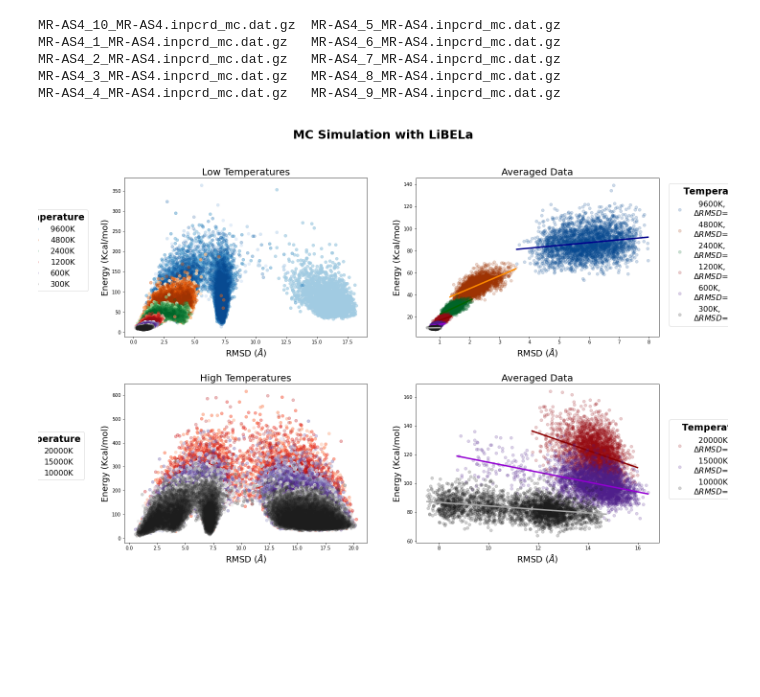
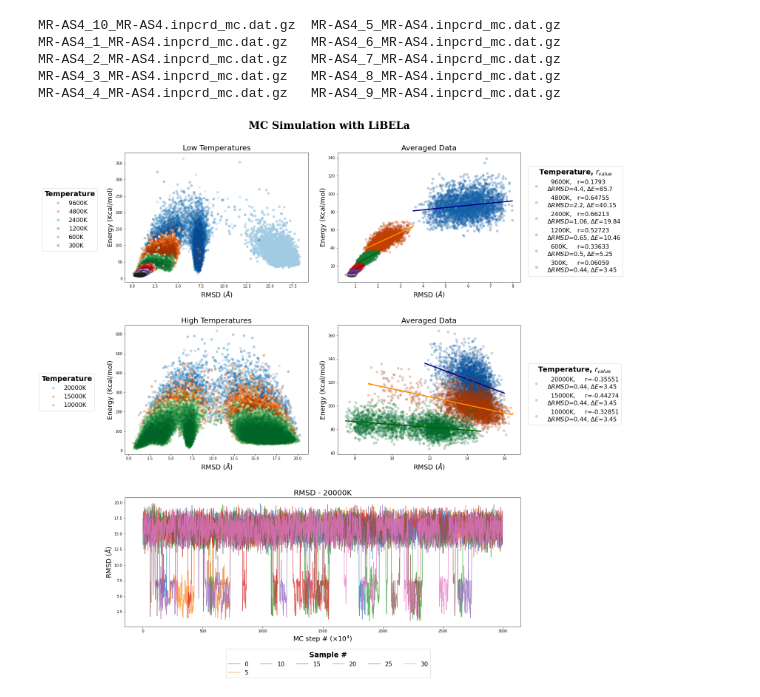
Before and after one commit to saguileran/MD-SCPI, a Jupyter notebook: NoteBooks/Plots_MC.ipynb, the cells around one changed output. Saved outputs shown, nothing was run; the diff lists cells and outputs as text; code cells hidden in the pictures; blank space fills up the shorter version.

```diff
--- a/NoteBooks/Plots_MC.ipynb
+++ b/NoteBooks/Plots_MC.ipynb
@@ -67,20 +68,24 @@ Colors = [cm.Greys(unit), cm.Purples(unit), cm.Reds(unit), cm.Greens(unit), cm.O
 Colors_high = [cm.Greys(unit_high), cm.Purples(unit_high), cm.Reds(unit_high), cm.Greens(unit_high), cm.Oranges(unit_high), cm.Blues(unit_high)]
 path = 'MD-SCPI/PDBs/MC/AS4/' #300K/MR-AS4_1_MR-AS4.inpcrd_mc.dat.gz'
 
-for i in range(N):
-  for j in range(6):
-    Colors[j][i][-1]=unit2[i]
+parameters, high_parameters = pd.DataFrame(), pd.DataFrame()
 
-for i in range(N_high):
-  for j in range(6):
-    Colors_high[j][i][-1]=unit2_high[i]
+for j in range(6):
+  for i in range(N_high): Colors_high[j][i][-1]=unit2_high[i]
+  for k in range(N):      Colors[j][k][-1]=unit2[k]
 # %%
 plt.close()
-fig, axs = plt.subplots(2,2,figsize=(20,14), gridspec_kw={'hspace': 0.3})
 
-parameters, high_parameters = pd.DataFrame(), pd.DataFrame()
+#fig, axs = plt.subplots(3,2,figsize=(20,21), gridspec_kw={'hspace': 0.3})
+fig = plt.figure(layout="constrained", figsize=(22,21)) # tight_layout=True
+gs = gridspec.GridSpec(3, 2, hspace=0.1, figure=fig)
 
-#c=0
+N_plot = 5     # is used to plot, number of plots is N_samples%N_plot
+RMSD_temp = '20000K'
+ax = fig.add_subplot(gs[2, :])
+axs = np.array([[fig.add_subplot(gs[0,0]),fig.add_subplot(gs[0,1])],  [fig.add_subplot(gs[1,0]),fig.add_subplot(gs[1,1])]])
+
+c=0
 for i in range(len(temperatures)-1,-1,-1): #list(reversed((temperatures))):
   rmsd, energy = [], []
   gz_files = [f for f in listdir(path+temperatures[i]) if isfile(join(path+temperatures[i], f)) and (('mol2' not in f) and ('.gitignore' not in f))]
@@ -98,7 +103,7 @@ for i in range(len(temperatures)-1,-1,-1): #list(reversed((temperatures))):
                         'p_value':p_value, 'std_err':std_err, #'deltaE':float(max(energy)-min(energy)), 'deltaRMSD':float(max(rmsd)-min(rmsd)),
                         'E_mean':np.mean(energy), 'RMSD_mean':np.mean(rmsd)}, index=[c])
     parameters = pd.concat([parameters, value], ignore_index=True)
- #   c += 1
+    c += 1
 
     # -------- remove repeated legend labels -------------
     # handles, labels = plt.gca().get_legend_handles_labels()
@@ -112,59 +117,68 @@ for i in range(len(temperatures)-1,-1,-1): #list(reversed((temperatures))):
   if len(temperatures[i]) == 4:
            label = '  '+temperatures[i]+',     r={}\n$\Delta RMSD$={}, $\Delta E$={}'.format(round(r_value,5), round(max(rmsd)-min(rmsd),2), round(max(energy)-min(energy),2))
   else:    label = '  '+temperatures[i]+',   r={}\n$\Delta RMSD$={}, $\Delta E$={}'.format(round(r_value,5), round(max(rmsd)-min(rmsd),2), round(max(energy)-min(energy),2))
-  axs[0,1].plot(rmsd, energy, 'o', label=label, color=Colors[i][j])#colors[i], alpha=0.5)
+  axs[0,1].plot(rmsd, energy, 'o', label=label, color=Colors[i][j-1])#colors[i], alpha=0.5)
   axs[0,1].plot(rmsd_array, slope*rmsd_array+intercept, color='dark'+colors[i], lw=3)
 
 #######################################################################################
 # --------------------------------- high temperatures --------------------------------------------
+c=0
 for i in range(len(high_temperatures)-1,-1,-1): #list(reversed((temperatures))):
   high_rmsd, high_energy = [], []
   gz_files = [f for f in listdir(path+high_temperatures[i]) if isfile(join(path+high_temperatures[i], f)) and (('mol2' not in f) and ('gitignore' not in f))]
   for j in range(len(gz_files)):
     data = ReadGz(path+high_temperatures[i]+'/'+gz_files[j])
     high_rmsd.append(data['RMSD']); high_energy.append(data['Energy'])
-    if j==12: axs[1,0].plot(data['RMSD'], data['Energy'], 'o', label=high_temperatures[i], color=Colors_high[i][j])
-    else:     axs[1,0].plot(data['RMSD'], data['Energy'], 'o', color=Colors_high[i][j])
+    if j==12: axs[1,0].plot(data['RMSD'], data['Energy'], 'o', label=high_temperatures[i], color=Colors_high[i+3][j])
+    else:     axs[1,0].plot(data['RMSD'], data['Energy'], 'o', color=Colors_high[i+3][j])
 
     rmsd_array = np.linspace(min(data['RMSD']), max(data['RMSD']), 1000)
     slope, intercept, r_value, p_value, std_err = linregress(data['RMSD'], data['Energy'])
 
     value = pd.DataFrame({'temperature':temperatures[i],'slope':slope, 'intercept':intercept, 'r_value':r_value,
                         'p_value':p_value, 'std_err':std_err, #'deltaE':float(max(energy)-min(energy)), 'deltaRMSD':float(max(rmsd)-min(rmsd)),
                         'E_mean':np.mean(energy), 'RMSD_mean':np.mean(rmsd)}, index=[c])
     high_parameters = pd.concat([high_parameters, value], ignore_index=True)
 
+    c += 1
+
+    if high_temperatures[i]==RMSD_temp and j%N_plot==0:
+      ax.plot(1+data.index, data['RMSD'], '-', label=str(j), alpha=0.75, ms=3) # , color=Colors_high[i+3][j]
   # -------- average ------------------
   high_rmsd = np.average(np.array(high_rmsd), axis=0); high_energy = np.average(np.array(high_energy), axis=0)
   slope, intercept, r_value, p_value, std_err = linregress(high_rmsd, high_energy)
   rmsd_array = np.linspace(min(high_rmsd), max(high_rmsd), 1000)
   #if len(temperatures[i]) == 4:
   label = '  '+high_temperatures[i]+',     r={}\n$\Delta RMSD$={}, $\Delta E$={}'.format(round(r_value,5), round(max(rmsd)-min(rmsd),2), round(max(energy)-min(energy),2))
   #else:    label = '  '+high_temperatures[i]+',   r={}\n$\Delta RMSD$={}, $\Delta E$={}'.format(round(r_value,5), round(max(rmsd)-min(rmsd),2), round(max(energy)-min(energy),2))
-  axs[1,1].plot(high_rmsd, high_energy, 'o', label=label, color=Colors_high[i][j])#colors[i], alpha=0.5)
-  axs[1,1].plot(rmsd_array, slope*rmsd_array+intercept, color='dark'+colors[i], lw=3)
+  axs[1,1].plot(high_rmsd, high_energy, 'o', label=label, color=Colors_high[i+3][j-1])#colors[i], alpha=0.5)
+  axs[1,1].plot(rmsd_array, slope*rmsd_array+intercept, color='dark'+colors[i+3], lw=3)
 
 # ----------- legends, labels and titles for each axis ----------------
 axs[0,0].set_ylabel('Energy (Kcal/mol)', fontsize='18'); axs[0,0].set_xlabel('RMSD ($\AA$)', fontsize='18');
-axs[0,0].legend(title='Temperature', bbox_to_anchor=(-.15, .8), fontsize='16', title_fontproperties={'weight':'bold', 'size':'19'}, borderaxespad=0.)
+axs[0,0].legend(title='Temperature', bbox_to_anchor=(-.15, .725), fontsize='16', title_fontproperties={'weight':'bold', 'size':'19'}, borderaxespad=0.)
 axs[0,0].set_title('Low Temperatures', fontsize='20', fontweight='normal')
 #plt.ylim((0, 100)); plt.xlim((0, 10))
 
 #axs[1].sharex(axs[0,0])
 axs[0,1].set_xlabel('RMSD ($\AA$)', fontsize='18'); axs[0,1].set_ylabel('Energy (Kcal/mol)', fontsize='18')
-axs[0,1].legend(title='Temperature, $r_{value}$', bbox_to_anchor=(1.025, 0.99), fontsize='16', title_fontproperties={'weight':'bold', 'size':'19'})
+axs[0,1].legend(title='Temperature, $r_{value}$', bbox_to_anchor=(1.025, 0.92), fontsize='16', title_fontproperties={'weight':'bold', 'size':'19'})
 axs[0,1].set_title('Averaged Data', fontsize='20', fontweight='normal')
 
 axs[1,0].set_xlabel('RMSD ($\AA$)', fontsize='18'); axs[1,0].set_ylabel('Energy (Kcal/mol)', fontsize='18')
-axs[1,0].legend(title='Temperature', bbox_to_anchor=(-.15, .725), fontsize='16', title_fontproperties={'weight':'bold', 'size':'19'})
+axs[1,0].legend(title='Temperature', bbox_to_anchor=(-.15, .65), fontsize='16', title_fontproperties={'weight':'bold', 'size':'19'})
 axs[1,0].set_title('High Temperatures', fontsize='20', fontweight='normal')
 
 axs[1,1].set_xlabel('RMSD ($\AA$)', fontsize='18'); axs[1,1].set_ylabel('Energy (Kcal/mol)', fontsize='18')
-axs[1,1].legend(title='Temperature, $r_{value}$', bbox_to_anchor=(1.025, 0.8), fontsize='16', title_fontproperties={'weight':'bold', 'size':'19'})
+axs[1,1].legend(title='Temperature, $r_{value}$', bbox_to_anchor=(1.025, 0.725), fontsize='16', title_fontproperties={'weight':'bold', 'size':'19'})
 axs[1,1].set_title('Averaged Data', fontsize='20', fontweight='normal')
 
-#plt.tight_layout()
-plt.suptitle('MC Simulation with LiBELa', fontsize='25', fontweight='bold', x=0.5)
-fig.savefig("./MC_energies.png", transparent=True, bbox_inches='tight')
+ax.set_ylabel('RMSD ($\AA$)', fontsize='18'); ax.set_xlabel(r'MC step # ($\times 10^4$)', fontsize='18')
+ax.legend(title='Sample #', bbox_to_anchor=(.78, -0.15), fontsize='16', title_fontproperties={'weight':'bold', 'size':'19'}, ncol=6) #N//N_plot
+ax.set_title('RMSD - '+RMSD_temp, fontsize='20', fontweight='normal')
+
+
+plt.suptitle('MC Simulation with LiBELa \n', fontsize='28', fontweight='bold', x=0.5,  fontfamily='serif')
+fig.savefig("./MC_energies.png", transparent=True)#, bbox_inches='tight')
 # %% [output]
-[figure, old version]
+[figure, new version]
```
Also changed, not shown: parts of 4 cells of this notebook.
